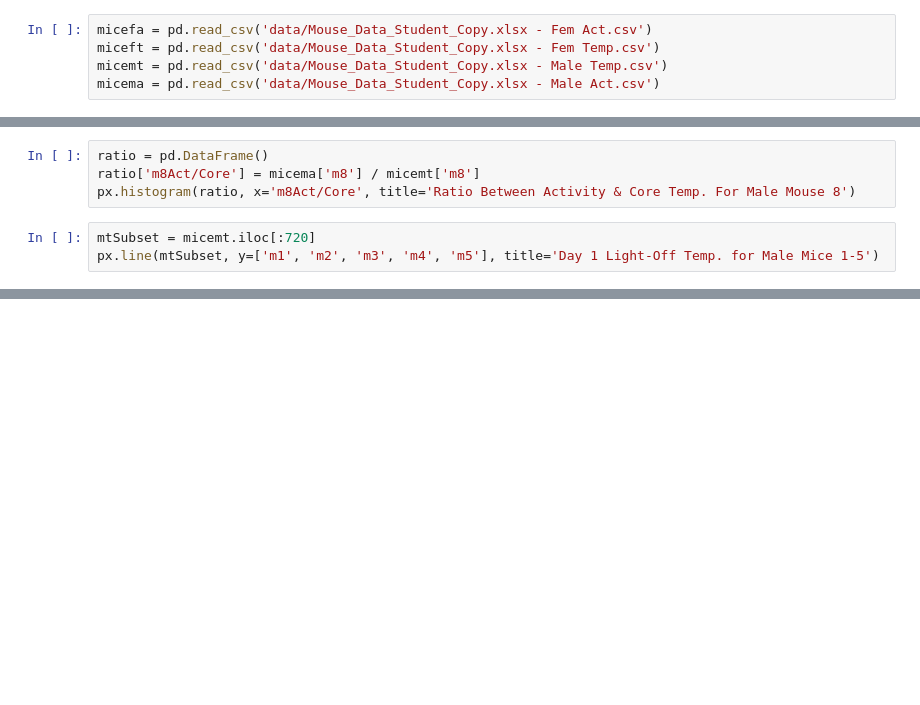
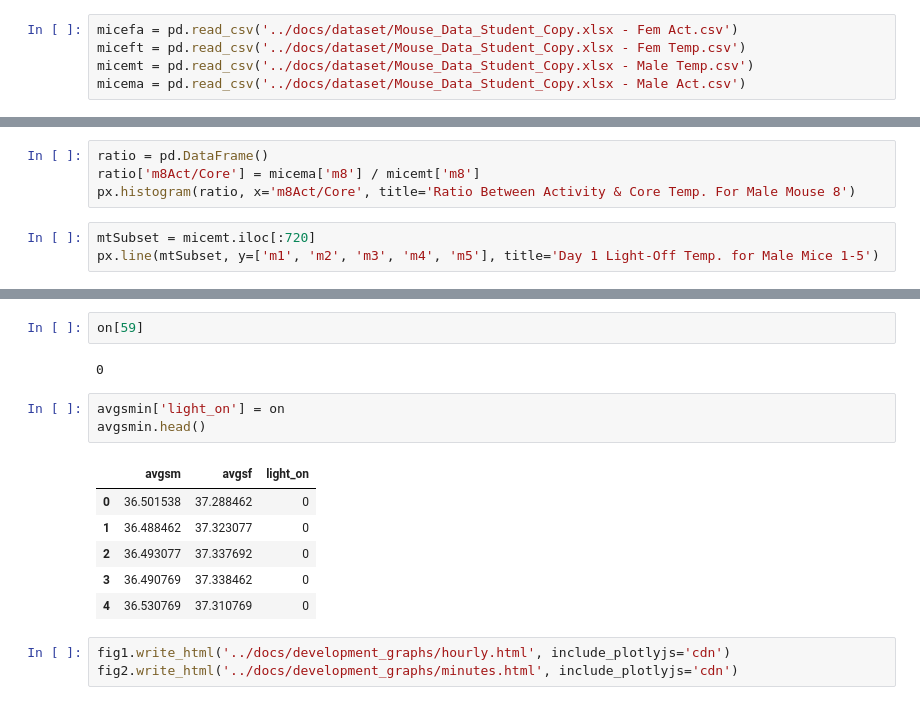
Before and after one commit to jecDSC/Mice-Temperatures, a Jupyter notebook: exporation/snoufoxx.ipynb, the cells around one changed output, grey strips where cells are left out. Saved outputs shown, nothing was run; the diff lists cells and outputs as text; blank space fills up the shorter version.

```diff
--- a/proj3.ipynb
+++ b/exporation/snoufoxx.ipynb
@@ -3,10 +3,10 @@ import pandas as pd
 import numpy as np
 import plotly.express as px
 # %%
-micefa = pd.read_csv('data/Mouse_Data_Student_Copy.xlsx - Fem Act.csv')
-miceft = pd.read_csv('data/Mouse_Data_Student_Copy.xlsx - Fem Temp.csv')
-micemt = pd.read_csv('data/Mouse_Data_Student_Copy.xlsx - Male Temp.csv')
-micema = pd.read_csv('data/Mouse_Data_Student_Copy.xlsx - Male Act.csv')
+micefa = pd.read_csv('../docs/dataset/Mouse_Data_Student_Copy.xlsx - Fem Act.csv')
+miceft = pd.read_csv('../docs/dataset/Mouse_Data_Student_Copy.xlsx - Fem Temp.csv')
+micemt = pd.read_csv('../docs/dataset/Mouse_Data_Student_Copy.xlsx - Male Temp.csv')
+micema = pd.read_csv('../docs/dataset/Mouse_Data_Student_Copy.xlsx - Male Act.csv')
 # %%
 testft = miceft.iloc[:1440]
 testmt = micemt.iloc[:1440]
@@ -32,0 +104,17 @@ px.line(mtSubset, y=['m1', 'm2', 'm3', 'm4', 'm5'], title='Day 1 Light-Off Temp.
+# %%
+on[59]
+# %% [output]
+0
+# %%
+avgsmin['light_on'] = on
+avgsmin.head()
+# %% [output]
+|  | avgsm | avgsf | light_on |
+| 0 | 36.501538 | 37.288462 | 0 |
+| 1 | 36.488462 | 37.323077 | 0 |
+| 2 | 36.493077 | 37.337692 | 0 |
+| 3 | 36.490769 | 37.338462 | 0 |
+| 4 | 36.530769 | 37.310769 | 0 |
+# %%
+fig1.write_html('../docs/development_graphs/hourly.html', include_plotlyjs='cdn')
+fig2.write_html('../docs/development_graphs/minutes.html', include_plotlyjs='cdn')
```
Also changed, not shown: parts of 14 cells of this notebook, 13 other files.
